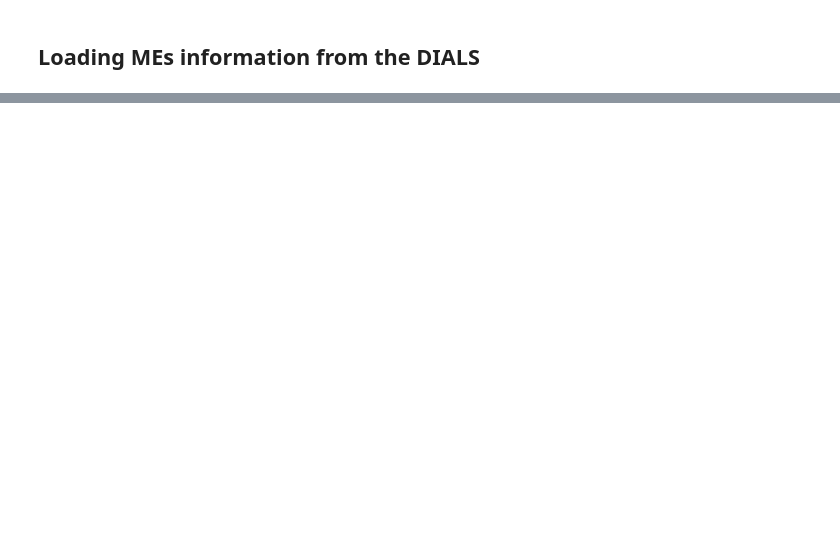
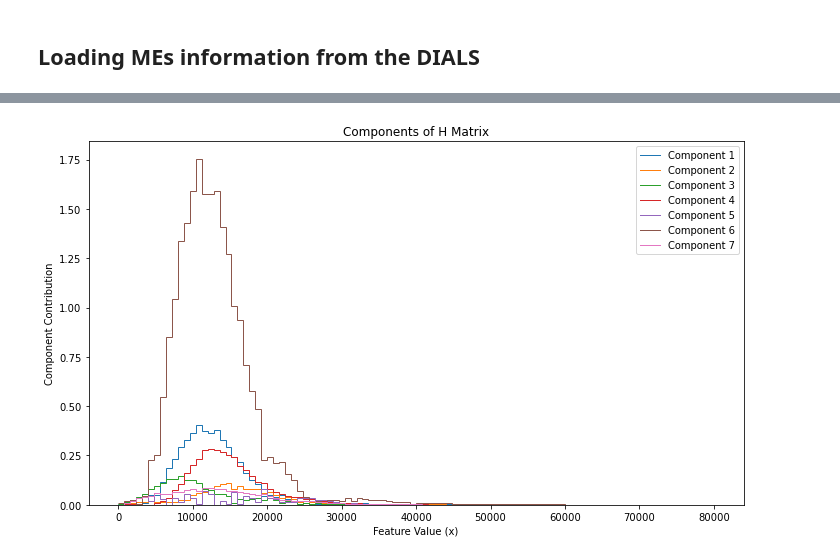
Before and after one commit to tetianmaz/NMF_dials, a Jupyter notebook: notebooks/NMF_loading_dials.ipynb, the cells around one changed output, grey strips where cells are left out. Saved outputs shown, nothing was run; the diff lists cells and outputs as text; code cells hidden in the pictures; blank space fills up the shorter version.

```diff
--- a/notebooks/NMF_loading_dials.ipynb
+++ b/notebooks/NMF_loading_dials.ipynb
@@ -149,14 +235,17 @@ df_filtered_test = df_after_trig_test[~df_after_trig_test['data'].apply(contains
 # %%
-data_lists = df_filtered['data'].tolist()
-data_lists_test = df_filtered_test['data'].tolist()
+data_lists = df_filtered['data_normalized'].tolist()
+data_lists_test = df_filtered_test['data_normalized'].tolist()
+
+dense_matrix = np.array(data_lists)
+dense_matrix_test = np.array(data_lists_test)
+
+data_lists_2 = df_filtered_2['data_normalized'].tolist()
+data_lists_test_2 = df_filtered_test_2['data_normalized'].tolist()
+
+dense_matrix_2 = np.array(data_lists_2)
+dense_matrix_test_2 = np.array(data_lists_test_2)
 # %%
-from sklearn.decomposition import NMF
-
-dense_matrix = np.array(data_lists)
-dense_matrix_test = np.array(data_lists_test)
-
-# Initialize and fit the NMF model
-model = NMF(n_components=4, init='random', random_state=10, verbose = True)
+model = NMF(n_components= 7, random_state=1, init= "random", verbose = True)
 W = model.fit_transform(dense_matrix)
 H = model.components_
 
@@ -169,10 +258,10 @@ W_test = model.transform(dense_matrix_test)
 # Reconstruction of the test data
 reconstructed_matrix_test = np.dot(W_test, H)
 
-print("\nW (Basis Matrix for Training Data):")
+print("\nW (Coefficient Matrix for Training Data):")
 print(W)
 
-print("\nH (Coefficient Matrix for Training Data):")
+print("\nH (Basis Matrix for Training Data):")
 print(H)
 
 print("\nReconstructed Training Matrix:")
@@ -181,7 +270,7 @@ print(reconstructed_matrix_train)
 print("\nOriginal Test Matrix (Dense):")
 print(dense_matrix_test)
 
-print("\nW_test (Basis Matrix for Test Data):")
+print("\nW_test (Coefficient Matrix for Test Data):")
 print(W_test)
 
 print("\nReconstructed Test Matrix:")
@@ -188,0 +346,5 @@ print(reconstructed_matrix_test)
+# %%
+reconstruction_1 = DataReconstruction(W=W, H=H, dense_matrix=dense_matrix, W_test=W_test, dense_matrix_test=dense_matrix_test, model_name="Model 1")
+reconstruction_1.plot_all_components(variable_name='H')
+# %% [output]
+[figure, added]
```
Also changed, not shown: parts of 33 cells of this notebook, 2 other files.
